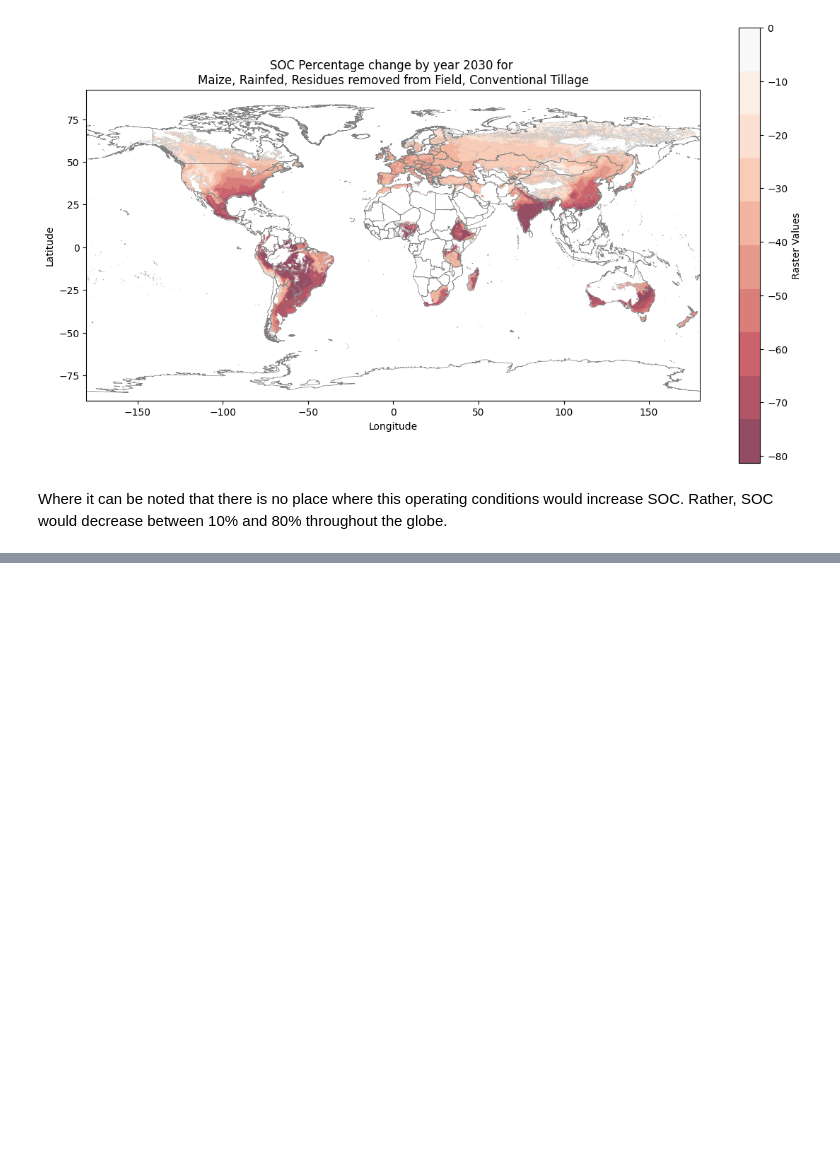
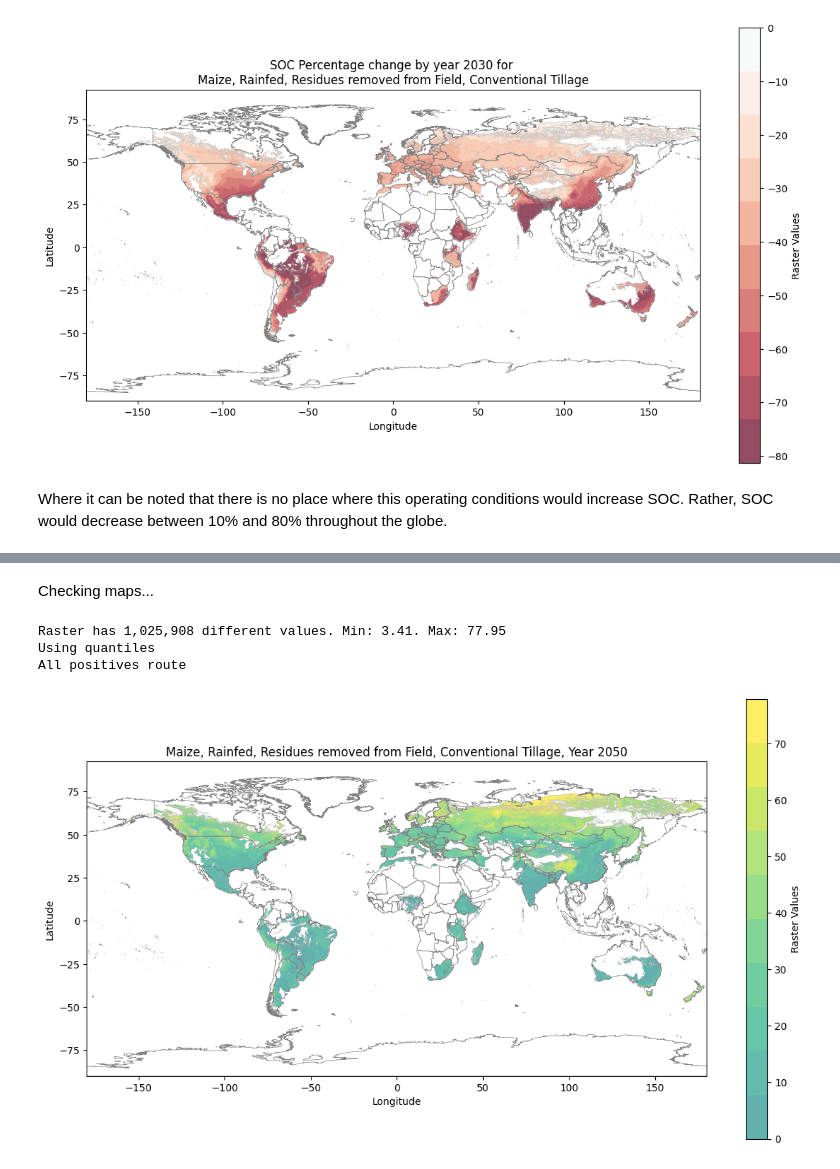
Before and after one commit to cloyolaangosto/SBTN_Test, a Jupyter notebook: examples/SOC_LEAF_Example.ipynb, the cells around one changed output, grey strips where cells are left out. Drawn from its saved outputs; the diff is of its cells as text; code cells hidden in the pictures; blank space fills up the shorter version.

```diff
--- a/examples/SOC_LEAF_Example.ipynb
+++ b/examples/SOC_LEAF_Example.ipynb
@@ -201,0 +291,13 @@ Where it can be noted that there is no place where this operating conditions wou
+# %%
+leaf_maize_rf_resoff_ct_2050_tif = "../examples/soc_ex_output/Maize_rf_resoff_convt_54y_SOC.tif"
+leaf_maize_irr_resoff_ct_2030_tif = "../examples/soc_ex_output/Maize_irr_resoff_convt_34y_SOC.tif"
+leaf_maize_rf_resoff_rt_2030_tif = "../examples/soc_ex_output/Maize_rf_resoff_redt_34y_SOC.tif"
+# %% [markdown]
+Checking maps...
+# %%
+mplot.plot_raster_on_world_extremes_cutoff(leaf_maize_rf_resoff_ct_2050_tif, "Maize, Rainfed, Residues removed from Field, Conventional Tillage, Year 2050", raster_band=54, alpha=1, quantiles=10)
+# %% [output]
+Raster has 1,025,908 different values. Min: 3.41. Max: 77.95
+Using quantiles
+All positives route
+[figure, added]
```
Also changed, not shown: parts of 28 cells of this notebook, 8 other files.
